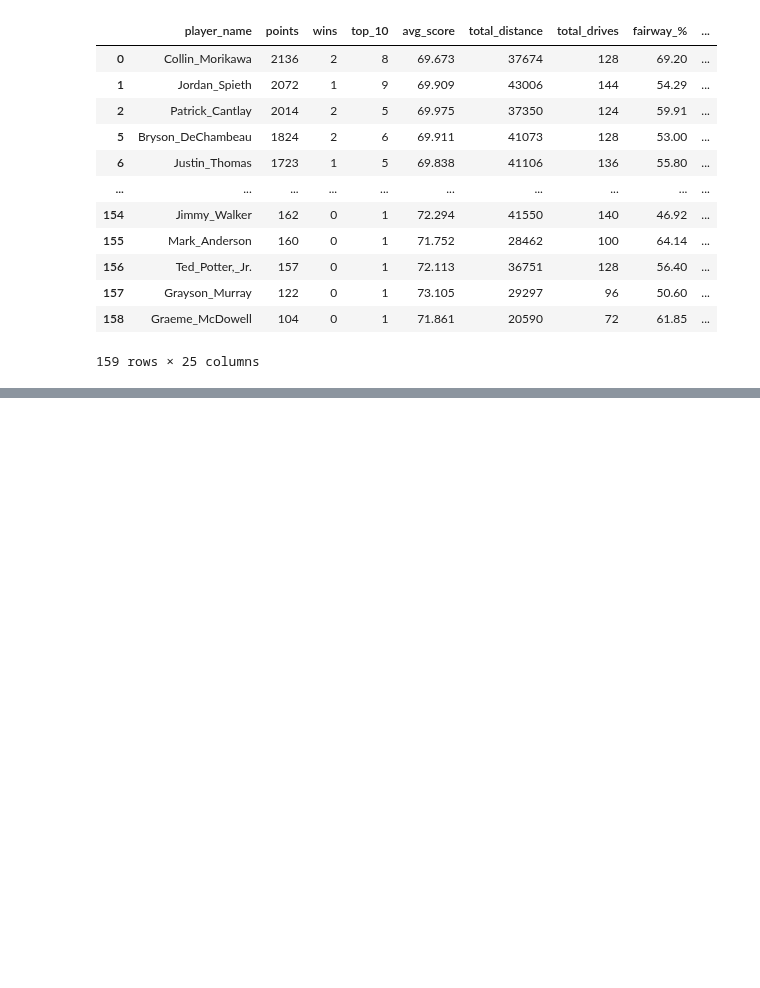
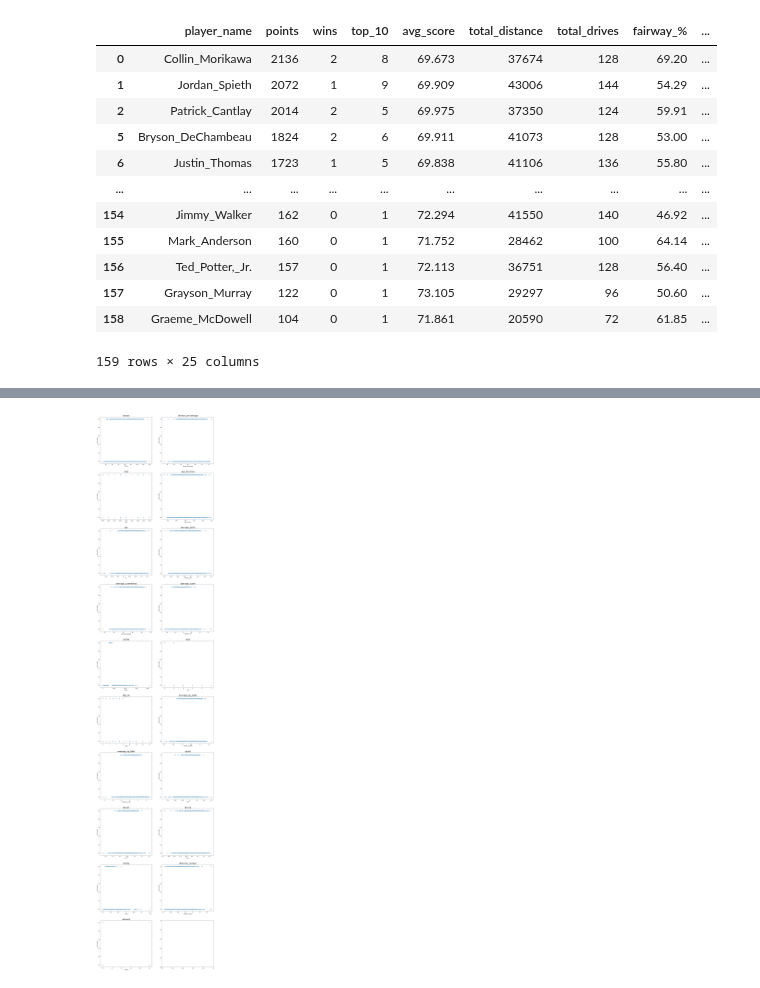
Before and after one commit to asval211/pga_golf_dataset, a Jupyter notebook: notebooks/exploratory/Cameron/data analysis 1.ipynb, the cells around one changed output, grey strips where cells are left out. Saved outputs shown, nothing was run; the diff lists cells and outputs as text; code cells hidden in the pictures; blank space fills up the shorter version.

```diff
--- a/notebooks/exploratory/Cameron/data analysis 1.ipynb
+++ b/notebooks/exploratory/Cameron/data analysis 1.ipynb
@@ -325,3 +325,17 @@ df.corr()
 | distance_fairway | -0.046447 | -0.963685 | 0.154610 | 0.719272 | -0.197740 | -0.087782 | -0.255708 | ... |
 | winners | 0.135021 | -0.034019 | 0.031776 | 0.176151 | 0.082637 | -0.147284 | 0.091012 | ... |
 | point_range | 0.169362 | 0.080494 | 0.009282 | 0.002293 | 0.057035 | -0.042063 | 0.062057 | ... |
+# %%
+def graph(data):
+    relevant = relevants(data.drop('point_range', axis = 1))
+    rowsplot = int(len(relevant)/2 + 1)
+
+    fig, axes = plt.subplots(nrows = rowsplot, ncols = 2, figsize=(20, 100))
+
+    for col, ax in zip(relevant, axes.flatten()):
+        sns.scatterplot(data = data, x = col, y = 'point_range', ax = ax)
+        ax.set_title(col, fontsize = 20)
+# %%
+graph(df)
+# %% [output]
+[figure, added]
```
Also changed, not shown: parts of 8 cells of this notebook.
